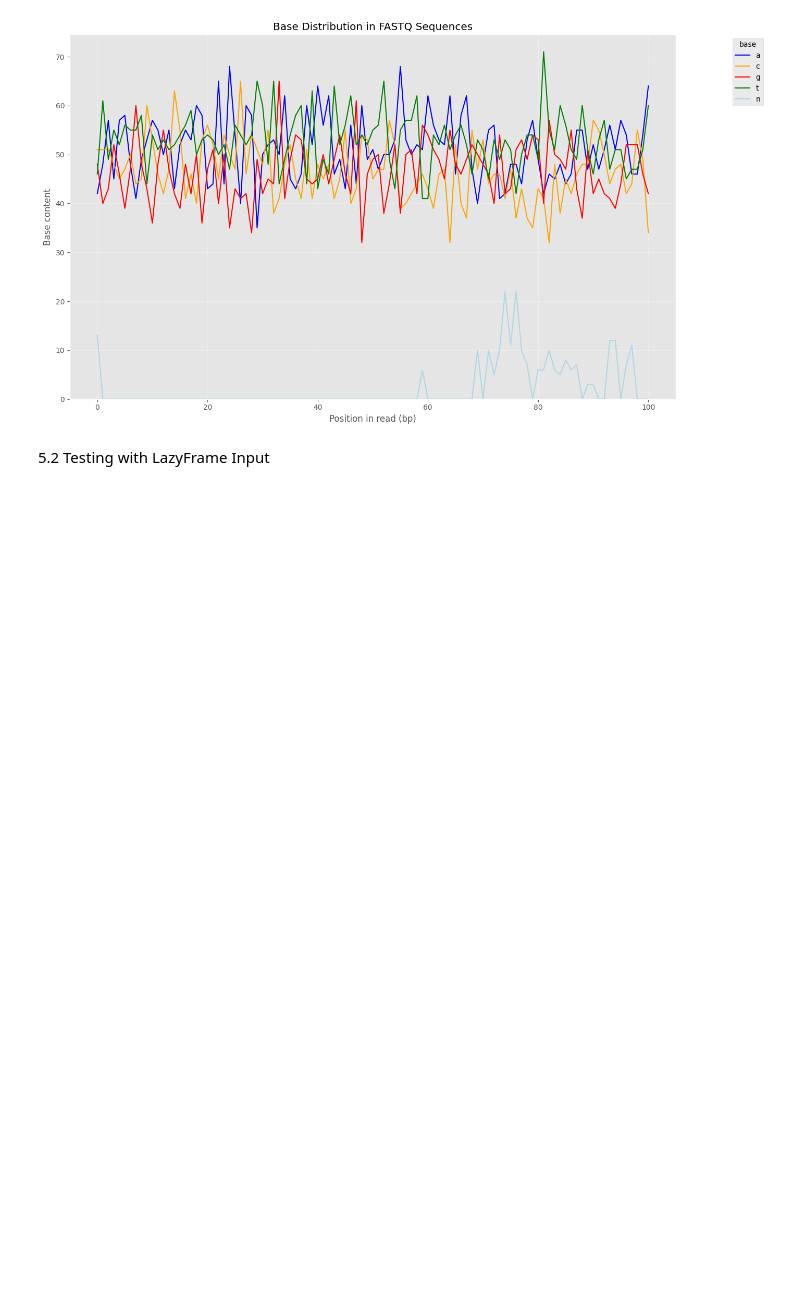
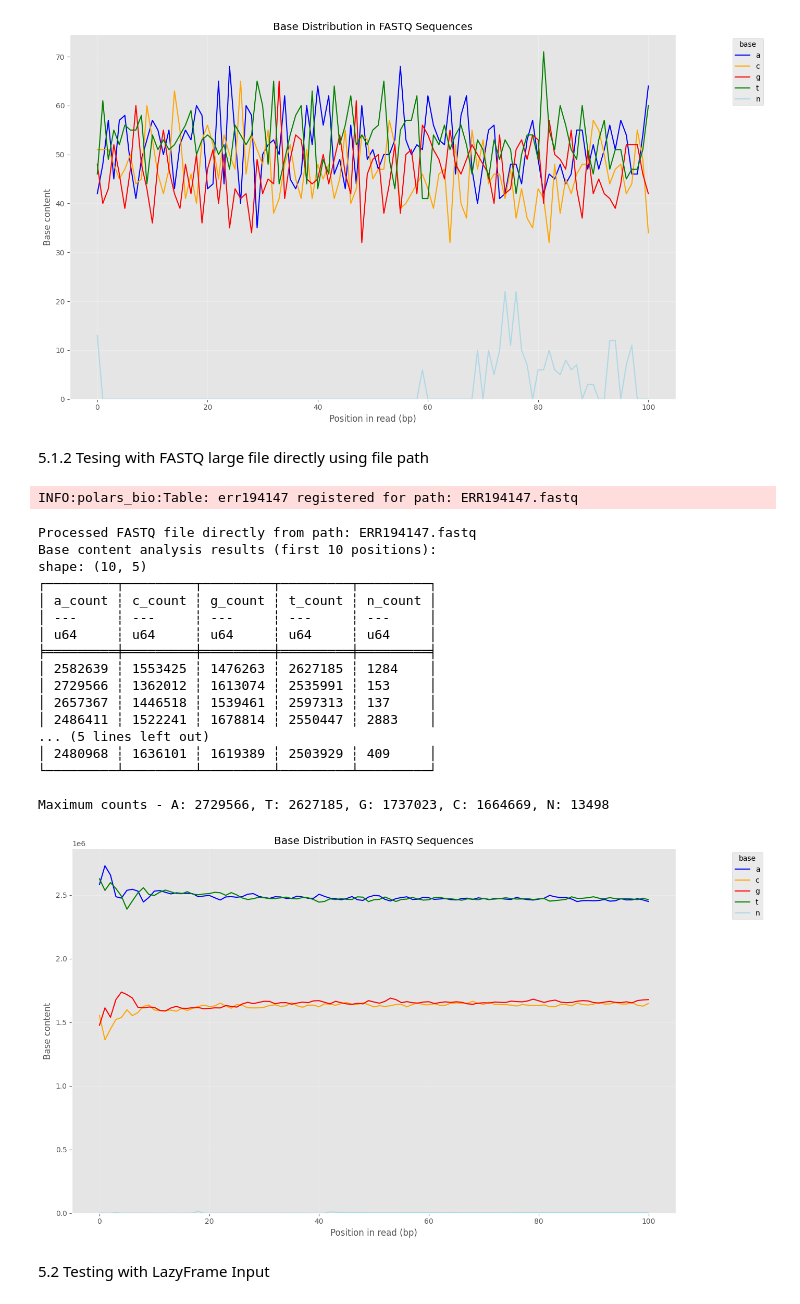
Before and after one commit to nitrazek/Polars-Bio, a Jupyter notebook: notebooks/base_content_analysis.ipynb, the cells around one changed output. Drawn from its saved outputs; the diff is of its cells as text; code cells hidden in the pictures; blank space fills up the shorter version.

Commit message:
Added cell for large FASTQ file

```diff
--- a/notebooks/base_content_analysis.ipynb
+++ b/notebooks/base_content_analysis.ipynb
@@ -178,6 +177,52 @@ shape: (10, 5)
 
 Maximum counts - A: 68, T: 71, G: 65, C: 65, N: 22
 [figure]
+# %% [markdown]
+5.1.2 Tesing with FASTQ large file directly using file path
+# %%
+fastq_path = "ERR194147.fastq"
+
+# pb.ctx.set_option("datafusion.execution.target_partitions", "8")
+
+fastq_results = pb.base_sequence_content(fastq_path)
+
+print(f"Processed FASTQ file directly from path: {fastq_path}")
+print("Base content analysis results (first 10 positions):")
+print(fastq_results.head(10))
+
+max_a = fastq_results["a_count"].max() if "a_count" in fastq_results.columns else 0
+max_t = fastq_results["t_count"].max() if "t_count" in fastq_results.columns else 0
+max_g = fastq_results["g_count"].max() if "g_count" in fastq_results.columns else 0
+max_c = fastq_results["c_count"].max() if "c_count" in fastq_results.columns else 0
+max_n = fastq_results["n_count"].max() if "n_count" in fastq_results.columns else 0
+
+print(f"\nMaximum counts - A: {max_a}, T: {max_t}, G: {max_g}, C: {max_c}, N: {max_n}")
+
+plot_base_content(
+    fastq_results,
+    figsize=(14, 8),
+    title='Base Distribution in FASTQ Sequences'
+)
+# %% [output]
+INFO:polars_bio:Table: err194147 registered for path: ERR194147.fastq
+Processed FASTQ file directly from path: ERR194147.fastq
+Base content analysis results (first 10 positions):
+shape: (10, 5)
+┌─────────┬─────────┬─────────┬─────────┬─────────┐
+│ a_count ┆ c_count ┆ g_count ┆ t_count ┆ n_count │
+│ ---     ┆ ---     ┆ ---     ┆ ---     ┆ ---     │
+│ u64     ┆ u64     ┆ u64     ┆ u64     ┆ u64     │
+╞═════════╪═════════╪═════════╪═════════╪═════════╡
+│ 2582639 ┆ 1553425 ┆ 1476263 ┆ 2627185 ┆ 1284    │
+│ 2729566 ┆ 1362012 ┆ 1613074 ┆ 2535991 ┆ 153     │
+│ 2657367 ┆ 1446518 ┆ 1539461 ┆ 2597313 ┆ 137     │
+│ 2486411 ┆ 1522241 ┆ 1678814 ┆ 2550447 ┆ 2883    │
+... (5 lines left out)
+│ 2480968 ┆ 1636101 ┆ 1619389 ┆ 2503929 ┆ 409     │
+└─────────┴─────────┴─────────┴─────────┴─────────┘
+
+Maximum counts - A: 2729566, T: 2627185, G: 1737023, C: 1664669, N: 13498
+[figure, added]
 # %% [markdown]
 5.2 Testing with LazyFrame Input
 # %%
```
Also changed, not shown: parts of 2 cells of this notebook, 1 other file.
